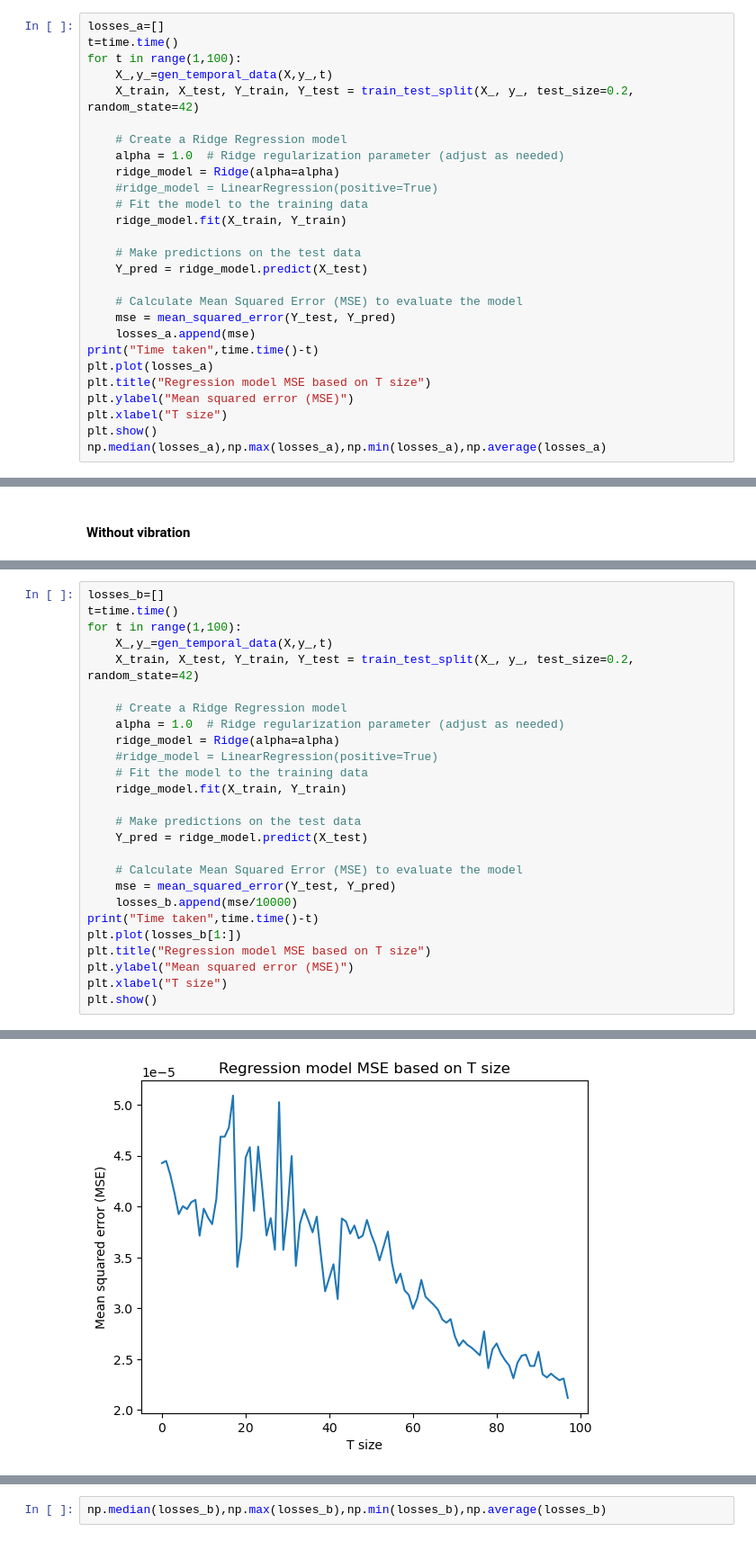
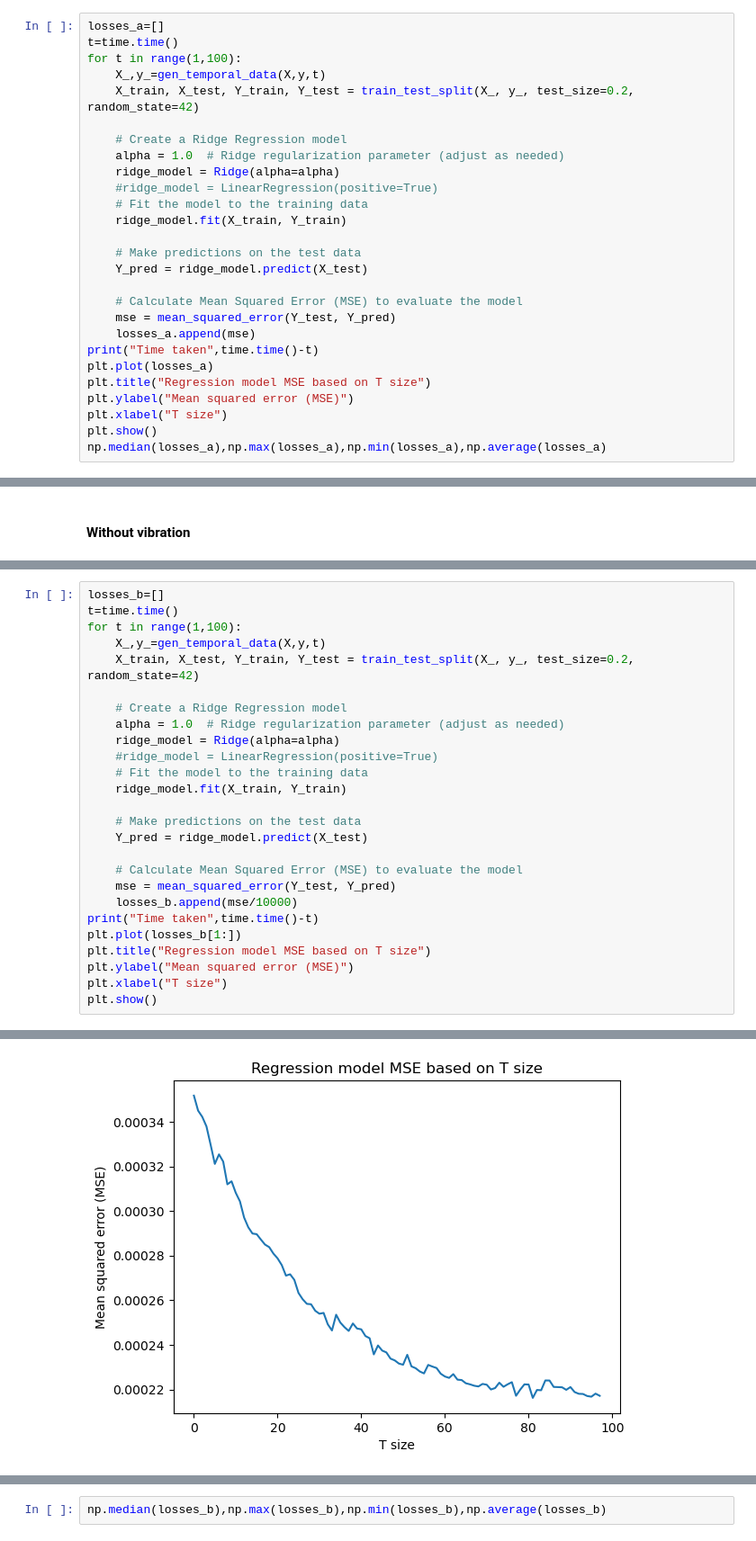
Before and after one commit to shepai/TactileSensor, a Jupyter notebook: Code/Data collection/robot/excel.ipynb, the cells around one changed output, grey strips where cells are left out. Shown at 90% size. Drawn from its saved outputs; the diff is of its cells as text.

```diff
--- a/Code/Data collection/robot/excel.ipynb
+++ b/Code/Data collection/robot/excel.ipynb
@@ -249,7 +249,7 @@ Mean Squared Error: 0.00043
 losses_a=[]
 t=time.time()
 for t in range(1,100):
-    X_,y_=gen_temporal_data(X,y_,t)
+    X_,y_=gen_temporal_data(X,y,t)
     X_train, X_test, Y_train, Y_test = train_test_split(X_, y_, test_size=0.2, random_state=42)
 
     # Create a Ridge Regression model
@@ -380,7 +380,7 @@ Mean Squared Error: 0.00228
 losses_b=[]
 t=time.time()
 for t in range(1,100):
-    X_,y_=gen_temporal_data(X,y_,t)
+    X_,y_=gen_temporal_data(X,y,t)
     X_train, X_test, Y_train, Y_test = train_test_split(X_, y_, test_size=0.2, random_state=42)
 
     # Create a Ridge Regression model
@@ -407,4 +407,4 @@ Time taken 1706545947.668531
-[figure, old version]
+[figure, new version]
 # %%
 plt.plot(losses_b,label="without vibration")
 plt.plot(losses_a,label="with vibration")
```
Also changed, not shown: parts of 2 cells of this notebook.
